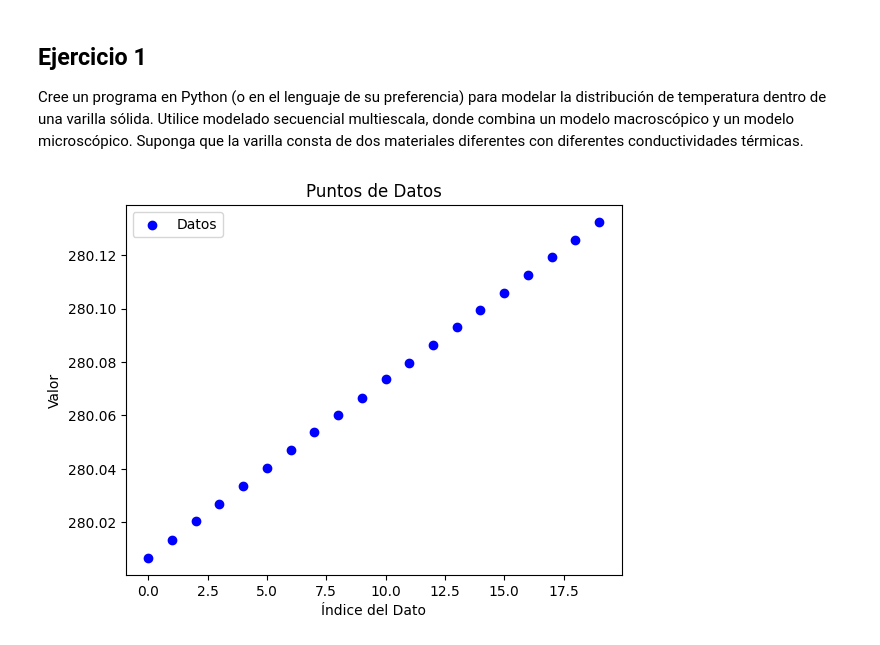
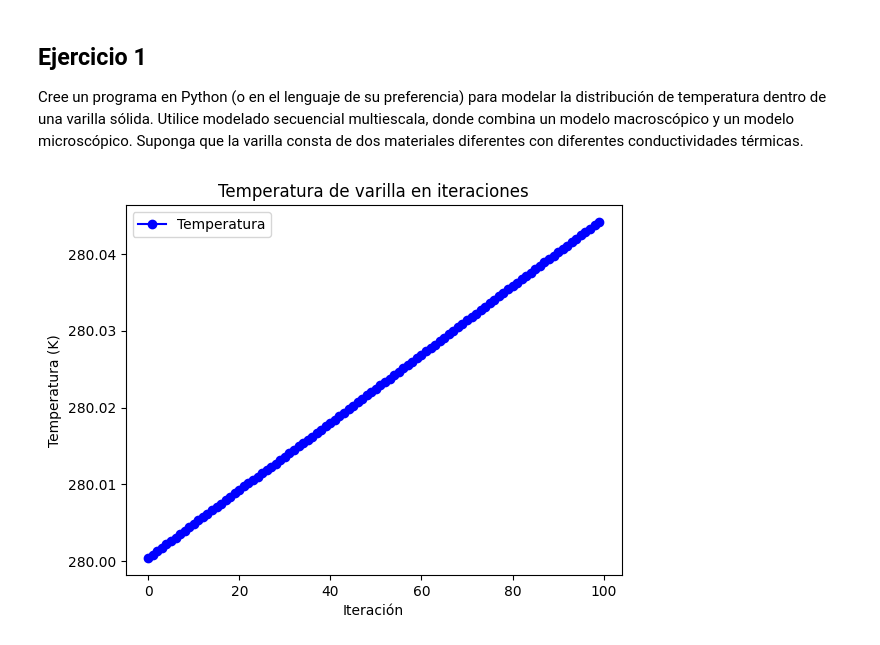
Before and after one commit to Daniel14gonc/Lab6_Modsim, a Jupyter notebook: Lab6.ipynb, the cells around one changed output. Cells and saved outputs as stored; diff of their text form; code cells hidden in the pictures.

Commit message:
add: visualizacion de calor
Co-authored-by: Aristondo01 <Aristondo01@users.noreply.github.com>

```diff
--- a/Lab6.ipynb
+++ b/Lab6.ipynb
@@ -43,11 +43,11 @@ c = (masa_hierro * 450 + masa_aluminio * 900) / (masa_aluminio + masa_hierro)
 T = 280
 iteraciones_micro = 1000
 atomos = 10000
-epochs = 20
+epochs = 100
 # %%
 # Definir el rango deseado para velocidades más frecuentes
-velocidad_minima = 10
-velocidad_maxima = 20
+velocidad_minima = 0.5
+velocidad_maxima = 1.5
 
 # Calcular la media en ese rango
 media_en_rango = (velocidad_maxima + velocidad_minima) / 2
@@ -88,6 +88,7 @@ def temperature_differnce(Q):
 # %%
 i = 0
 temperatura = []
+Q = []
 for epoch in range(epochs):
     Q_acumulado = 0
     for iteraciones in range(iteraciones_micro):
@@ -100,17 +101,21 @@ for epoch in range(epochs):
     Q_acumulado /= 2.0
     Q_promedio = Q_acumulado / iteraciones_micro
     T = T + temperature_differnce(Q_promedio)
+    Q.append(Q_promedio)
     temperatura.append(T)
 # %%
-plt.scatter(range(len(temperatura)), temperatura, color='b', label='Datos', marker='o')
+# Crear el gráfico con líneas que unen los puntos para 'temperatura'
+plt.plot(range(len(temperatura)), temperatura, color='b', label='Temperatura', marker='o', linestyle='-')
 
 # Añadir etiquetas y título
-plt.xlabel('Índice del Dato')
-plt.ylabel('Valor')
-plt.title('Puntos de Datos')
+plt.xlabel('Iteración')
+plt.ylabel('Temperatura (K)')
+plt.title('Temperatura de varilla en iteraciones')
+
+# Mostrar leyenda
+plt.legend()
 
 # Mostrar el gráfico
-plt.legend()
 plt.show()
 # %% [output]
-[figure, old version]
+[figure, new version]
```
Also changed, not shown: parts of 3 cells of this notebook.
